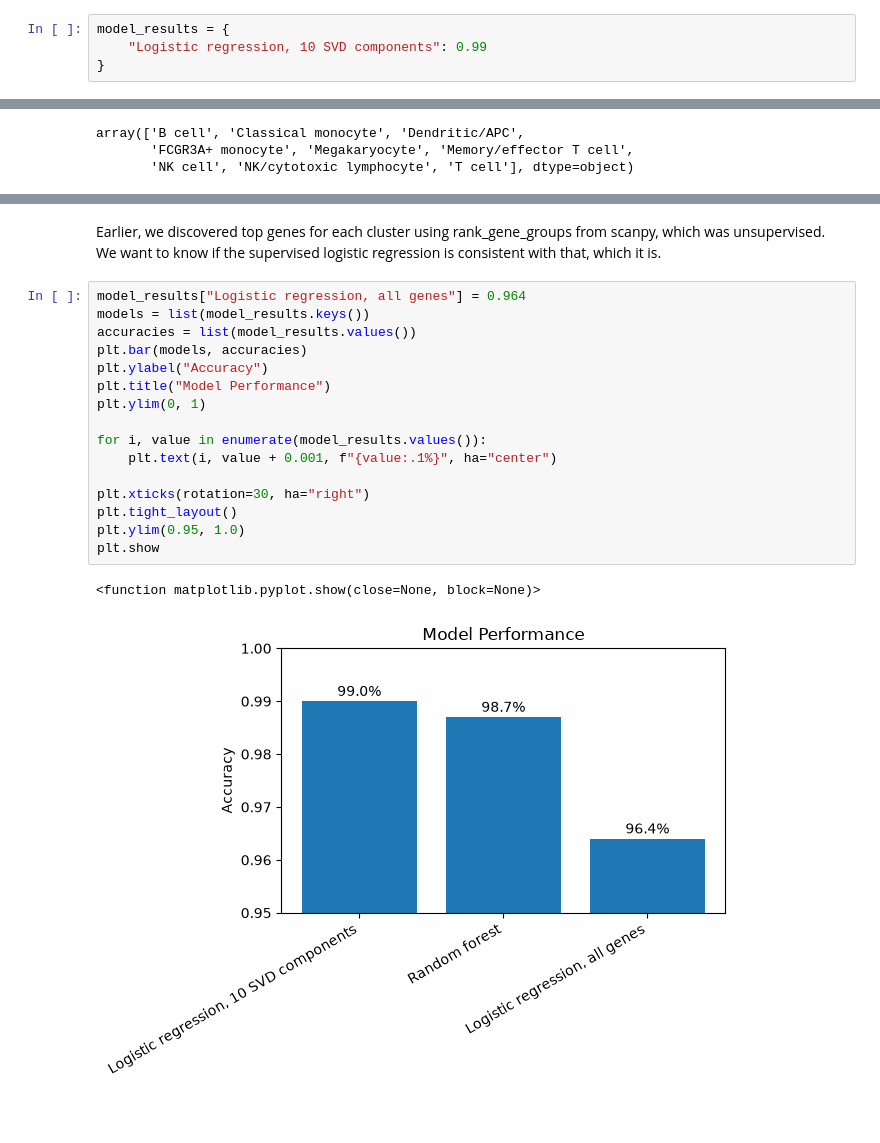
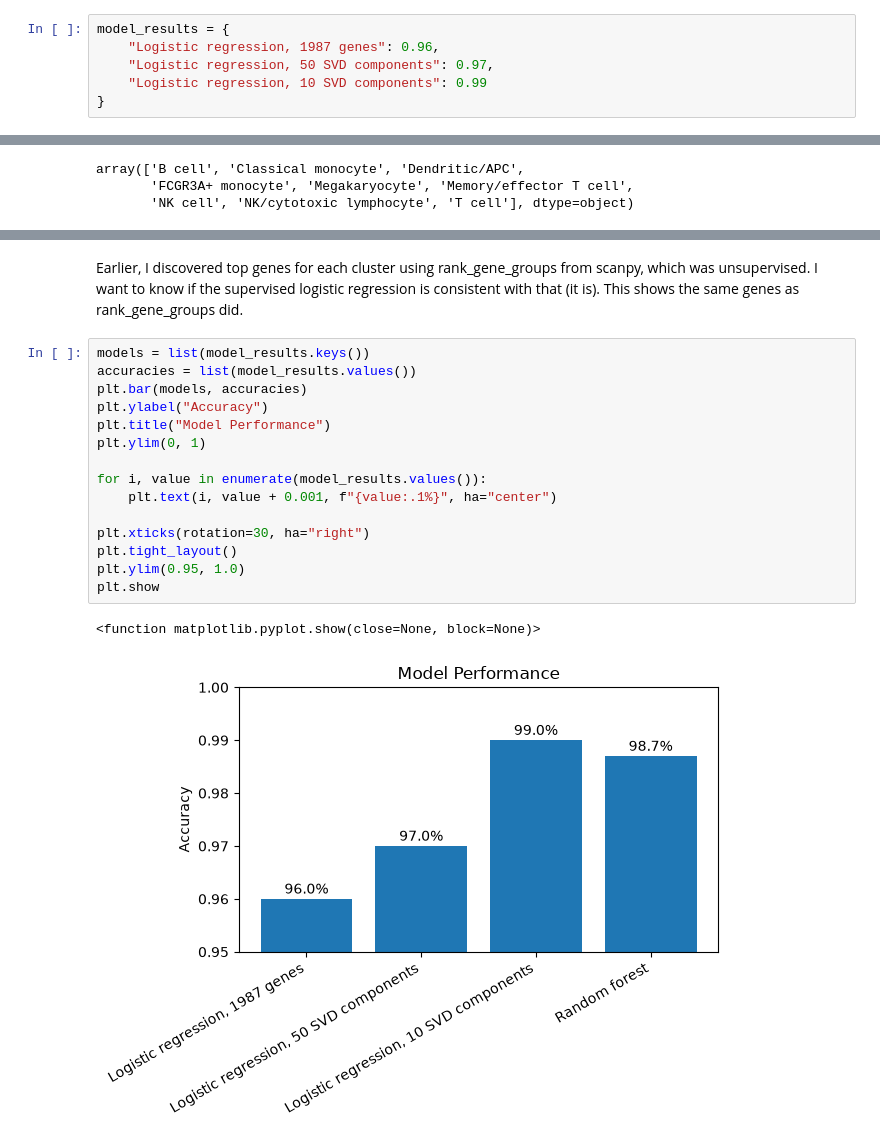
Before and after one commit to yukarachel/sc-RNA-seq-PBMC-3k, a Jupyter notebook: notebooks/03_cell_type_classification.ipynb, the cells around one changed output, grey strips where cells are left out. Drawn from its saved outputs; the diff is of its cells as text; blank space fills up the shorter version.

```diff
--- a/notebooks/03_cell_type_classification.ipynb
+++ b/notebooks/03_cell_type_classification.ipynb
@@ -247,5 +219,7 @@ Saving the results of each model
 # %%
 model_results = {
+    "Logistic regression, 1987 genes": 0.96,
+    "Logistic regression, 50 SVD components": 0.97,
     "Logistic regression, 10 SVD components": 0.99
 }
 # %% [markdown]
@@ -705,22 +697,21 @@ for cell_type in gene_model.classes_:
 # %% [markdown]
-Earlier, we discovered top genes for each cluster using rank_gene_groups from scanpy, which was unsupervised. We want to know if the supervised logistic regression is consistent with that, which it is.
+Earlier, I discovered top genes for each cluster using rank_gene_groups from scanpy, which was unsupervised. I want to know if the supervised logistic regression is consistent with that (it is). This shows the same genes as rank_gene_groups did.
 # %%
-model_results["Logistic regression, all genes"] = 0.964
 models = list(model_results.keys())
 accuracies = list(model_results.values())
 plt.bar(models, accuracies)
 plt.ylabel("Accuracy")
 plt.title("Model Performance")
 plt.ylim(0, 1)
 
 for i, value in enumerate(model_results.values()):
     plt.text(i, value + 0.001, f"{value:.1%}", ha="center")
 
 plt.xticks(rotation=30, ha="right")
 plt.tight_layout()
 plt.ylim(0.95, 1.0)
 plt.show
 # %% [output]
 <function matplotlib.pyplot.show(close=None, block=None)>
-[figure, old version]
+[figure, new version]
 # %% [markdown]
```
Also changed, not shown: parts of 41 cells of this notebook, 3 other files.
